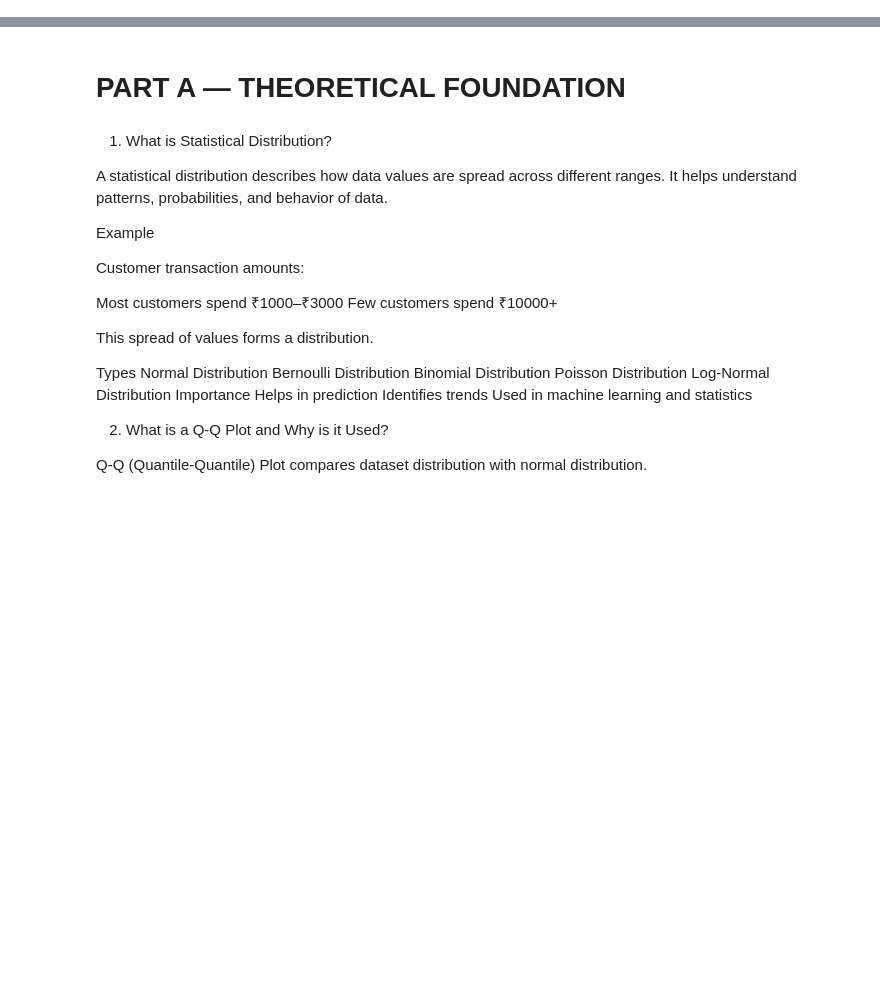
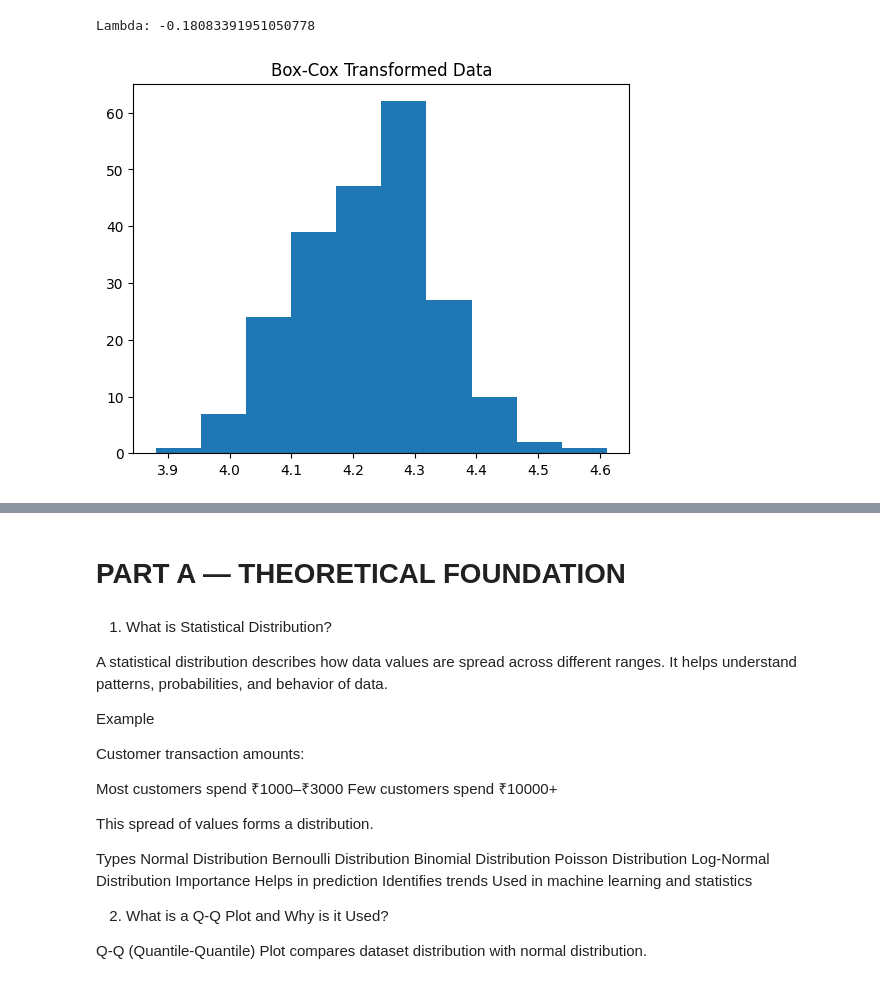
Before and after one commit to Devpatel7777/maths-pr-4, a Jupyter notebook: PR4.ipynb, the cells around one changed output, grey strips where cells are left out. Cells and saved outputs as stored; diff of their text form; code cells hidden in the pictures; blank space fills up the shorter version.

```diff
--- a/PR4.ipynb
+++ b/PR4.ipynb
@@ -14,0 +116,16 @@ ModuleNotFoundError: No module named 'powerlaw'
+# %%
+# Box-Cox Transform to Stabilize Variance
+
+
+transformed_data, lambda_value = boxcox(df['transaction_amount'])
+
+print("Lambda:", lambda_value)
+
+plt.hist(transformed_data, bins=10)
+
+plt.title("Box-Cox Transformed Data")
+
+plt.show()
+# %% [output]
+Lambda: -0.18083391951050778
+[figure, added]
```
Also changed, not shown: parts of 27 cells of this notebook.
